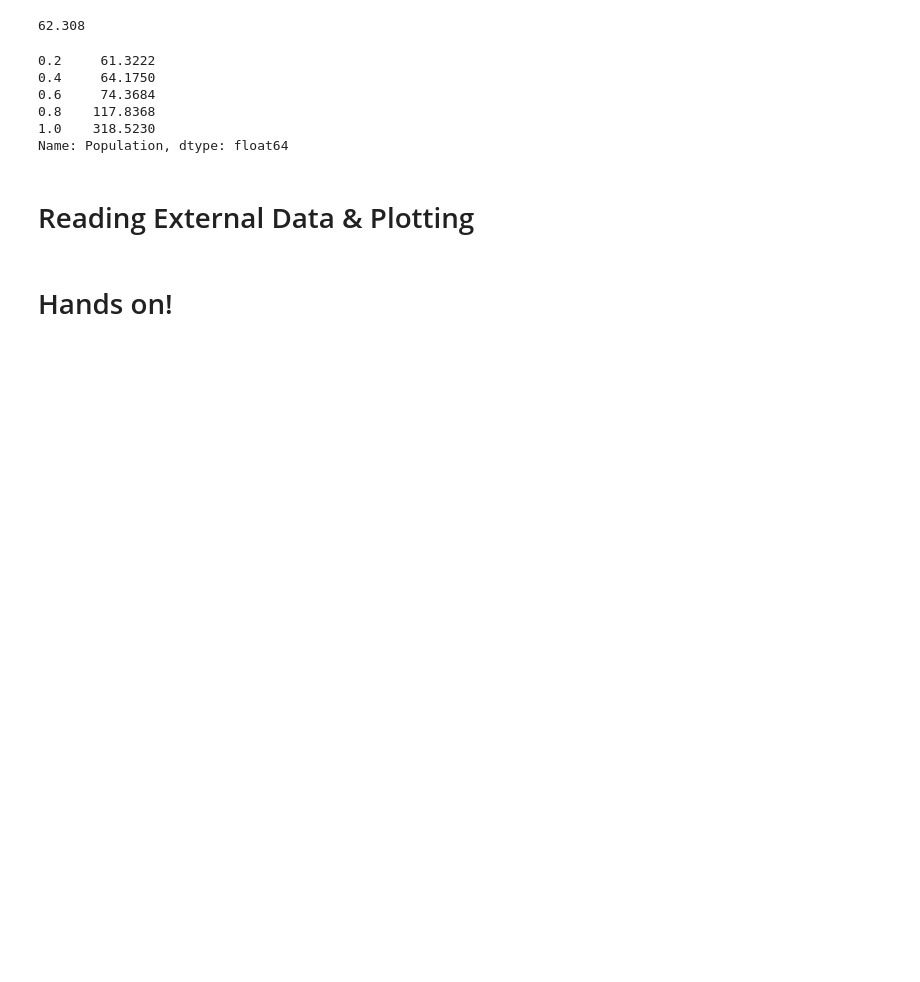
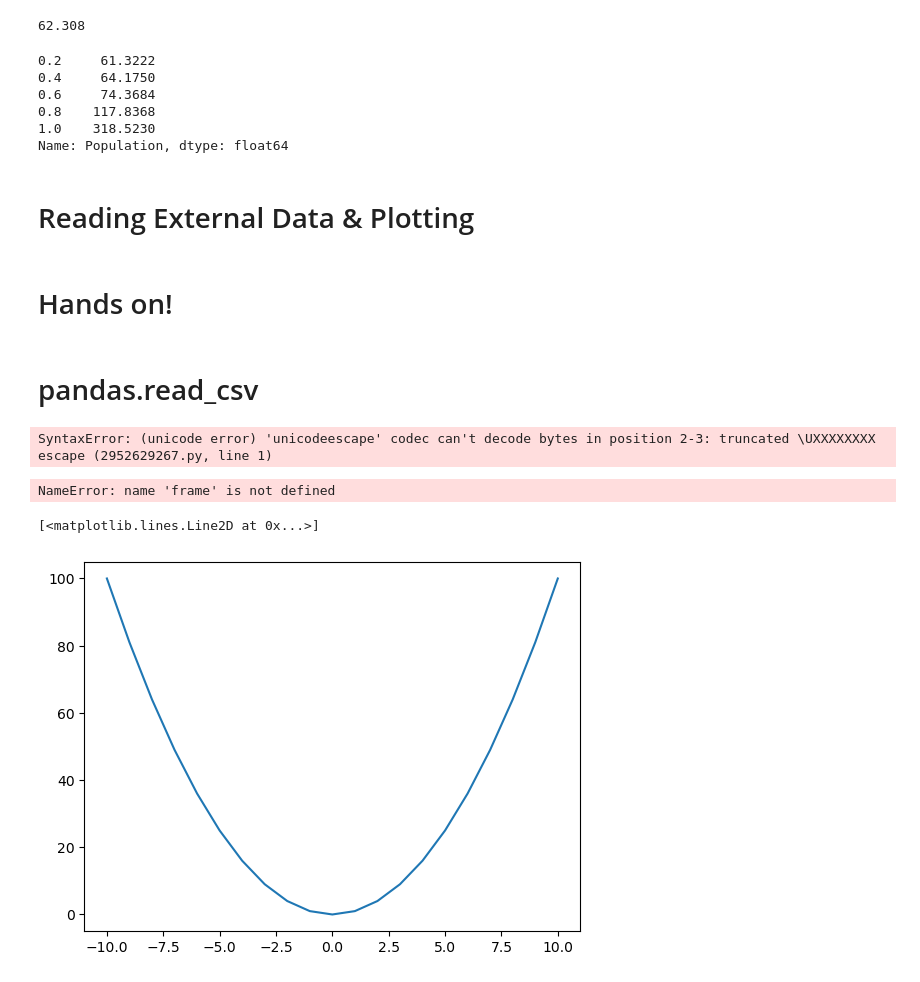
Before and after one commit to kayamui/Develhope_Project, a Jupyter notebook: Workout_PANDAS.ipynb, the cells around one changed output. Cells and saved outputs as stored; diff of their text form; code cells hidden in the pictures; blank space fills up the shorter version.

```diff
--- a/Workout_PANDAS.ipynb
+++ b/Workout_PANDAS.ipynb
@@ -1371,3 +1383,5 @@ Name: Population, dtype: float64
 # Reading External Data & Plotting
 # %% [markdown]
 # Hands on!
+# %% [markdown]
+# pandas.read_csv
@@ -1373,0 +1393,15 @@ Name: Population, dtype: float64
+# %%
+frame = pd.read_csv("C:\Users\mkaya\Dowloads\BTC-USD.csv",header = None)
+# %% [output]
+SyntaxError: (unicode error) 'unicodeescape' codec can't decode bytes in position 2-3: truncated \UXXXXXXXX escape (2952629267.py, line 1)
+# %%
+frame
+# %% [output]
+NameError: name 'frame' is not defined
+# %%
+x = np.arange(-10,11)
+# %%
+plt.plot(x, x ** 2)
+# %% [output]
+[<matplotlib.lines.Line2D at 0x...>]
+[figure, added]
```
Also changed, not shown: parts of 177 cells of this notebook, 2 other files.
